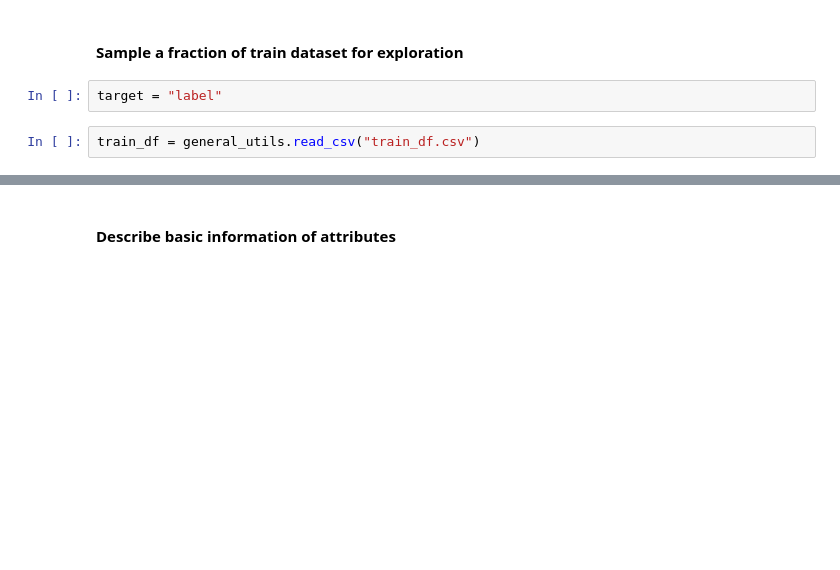
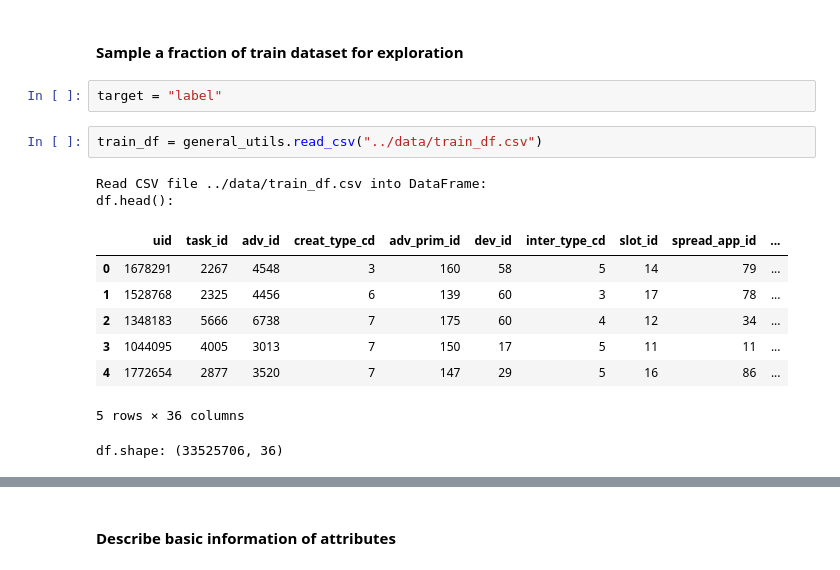
Before and after one commit to LiyangSong/Advertisement-CTR-Prediction, a Jupyter notebook: jupyter/eda.ipynb, the cells around one changed output, grey strips where cells are left out. Drawn from its saved outputs; the diff is of its cells as text; blank space fills up the shorter version.

```diff
--- a/jupyter/eda.ipynb
+++ b/jupyter/eda.ipynb
@@ -7,7 +12,18 @@ from module.utils import general_utils, data_prepare_utils
 # %%
 target = "label"
 # %%
-train_df = general_utils.read_csv("train_df.csv")
+train_df = general_utils.read_csv("../data/train_df.csv")
+# %% [output]
+Read CSV file ../data/train_df.csv into DataFrame:
+df.head():
+|  | uid | task_id | adv_id | creat_type_cd | adv_prim_id | dev_id | inter_type_cd | slot_id | spread_app_id | ... |
+| 0 | 1678291 | 2267 | 4548 | 3 | 160 | 58 | 5 | 14 | 79 | ... |
+| 1 | 1528768 | 2325 | 4456 | 6 | 139 | 60 | 3 | 17 | 78 | ... |
+| 2 | 1348183 | 5666 | 6738 | 7 | 175 | 60 | 4 | 12 | 34 | ... |
+| 3 | 1044095 | 4005 | 3013 | 7 | 150 | 17 | 5 | 11 | 11 | ... |
+| 4 | 1772654 | 2877 | 3520 | 7 | 147 | 29 | 5 | 16 | 86 | ... |
+5 rows × 36 columns
+df.shape: (33525706, 36)
 # %%
 train_df_eda = data_prepare_utils.sample_data(train_df, fraction=0.01)
 del train_df
```
Also changed, not shown: parts of 10 cells of this notebook, 1 other file.
